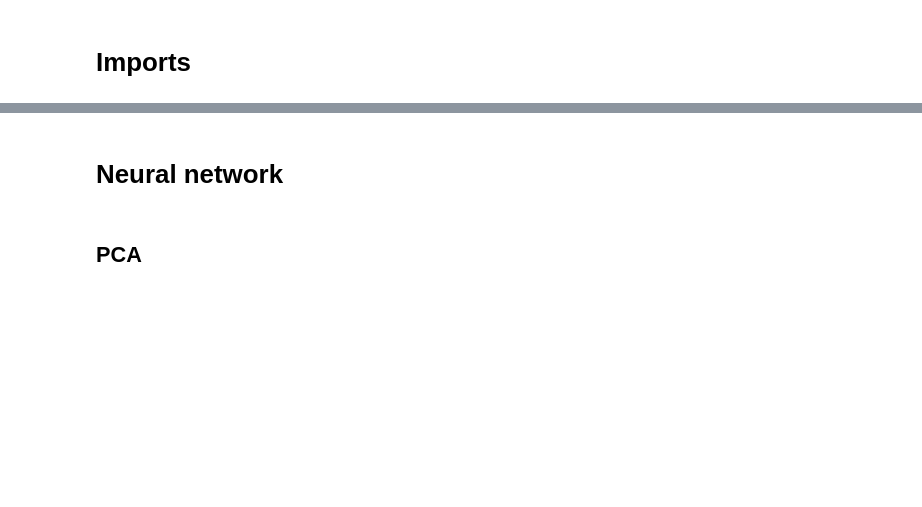
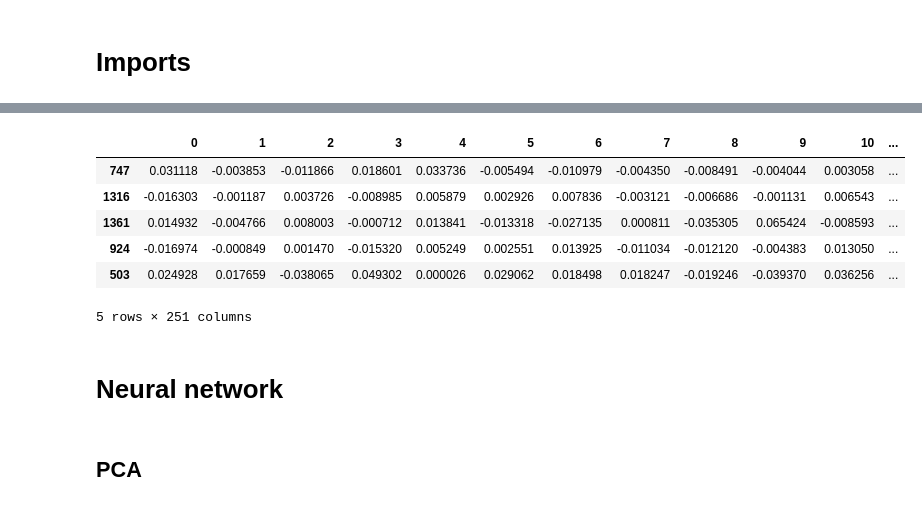
Before and after one commit to SolemnShark871/Churn, a Jupyter notebook: NN_model.ipynb, the cells around one changed output, grey strips where cells are left out. Drawn from its saved outputs; the diff is of its cells as text; code cells hidden in the pictures; blank space fills up the shorter version.

```diff
--- a/NN_model.ipynb
+++ b/NN_model.ipynb
@@ -67,10 +69,19 @@ Mounted at /content/drive
  'NN model.ipynb']
 # %%
-df_lamda = pd.read_csv('pca_merged_standarised.csv', index_col = [0])
+df_pca = pd.read_csv('pca_unbiased.csv', index_col = [0]) #with pca
 
-df_lamda2 = pd.read_csv('standarised_not_pca_merged.csv', index_col = [0])
+df_unbiased_no_pca = pd.read_csv('standarised_not_lambda_not_pca_merged.csv', index_col = [0])
 
-#df_lamda.head()
+
+df_pca.head()
+# %% [output]
+|  | 0 | 1 | 2 | 3 | 4 | 5 | 6 | 7 | 8 | 9 | 10 | ... |
+| 747 | 0.031118 | -0.003853 | -0.011866 | 0.018601 | 0.033736 | -0.005494 | -0.010979 | -0.004350 | -0.008491 | -0.004044 | 0.003058 | ... |
+| 1316 | -0.016303 | -0.001187 | 0.003726 | -0.008985 | 0.005879 | 0.002926 | 0.007836 | -0.003121 | -0.006686 | -0.001131 | 0.006543 | ... |
+| 1361 | 0.014932 | -0.004766 | 0.008003 | -0.000712 | 0.013841 | -0.013318 | -0.027135 | 0.000811 | -0.035305 | 0.065424 | -0.008593 | ... |
+| 924 | -0.016974 | -0.000849 | 0.001470 | -0.015320 | 0.005249 | 0.002551 | 0.013925 | -0.011034 | -0.012120 | -0.004383 | 0.013050 | ... |
+| 503 | 0.024928 | 0.017659 | -0.038065 | 0.049302 | 0.000026 | 0.029062 | 0.018498 | 0.018247 | -0.019246 | -0.039370 | 0.036256 | ... |
+5 rows × 251 columns
 # %% [markdown]
 # Neural network
 # %% [markdown]
```
Also changed, not shown: parts of 12 cells of this notebook.
